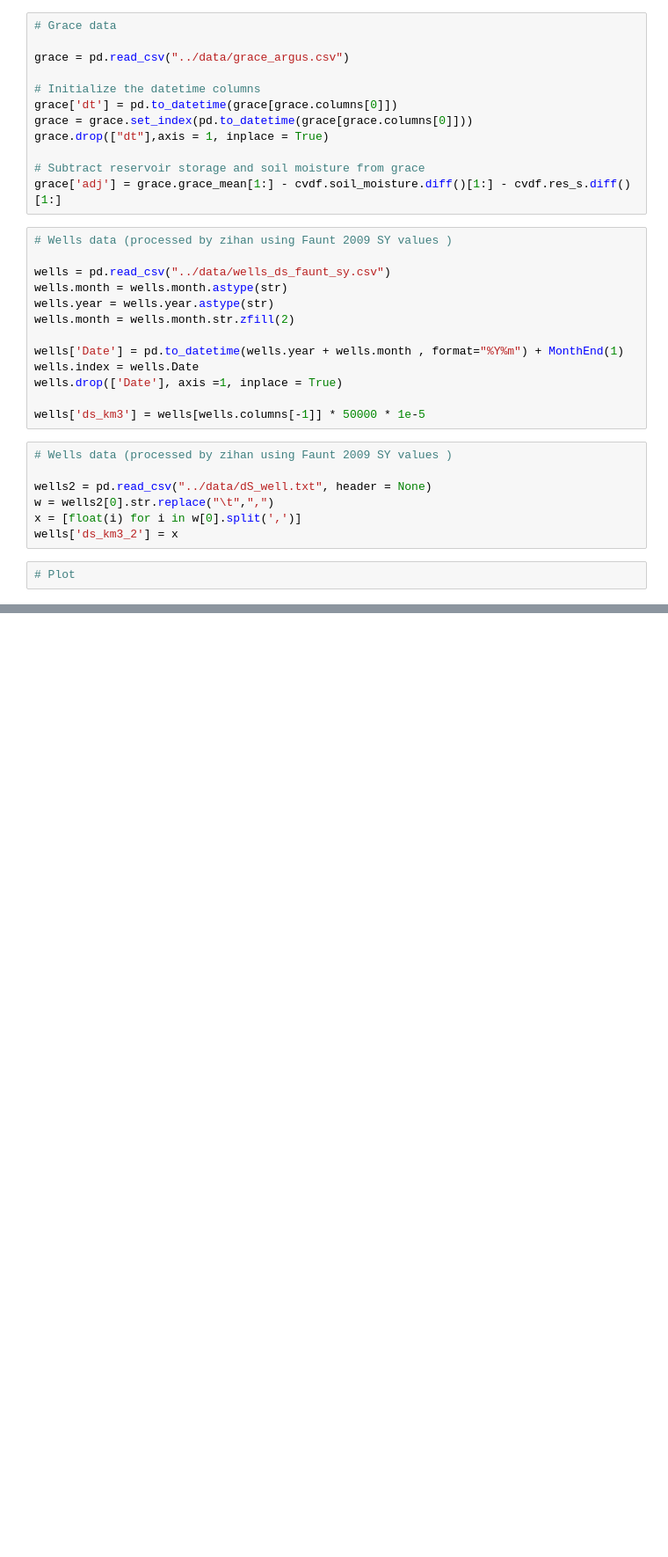
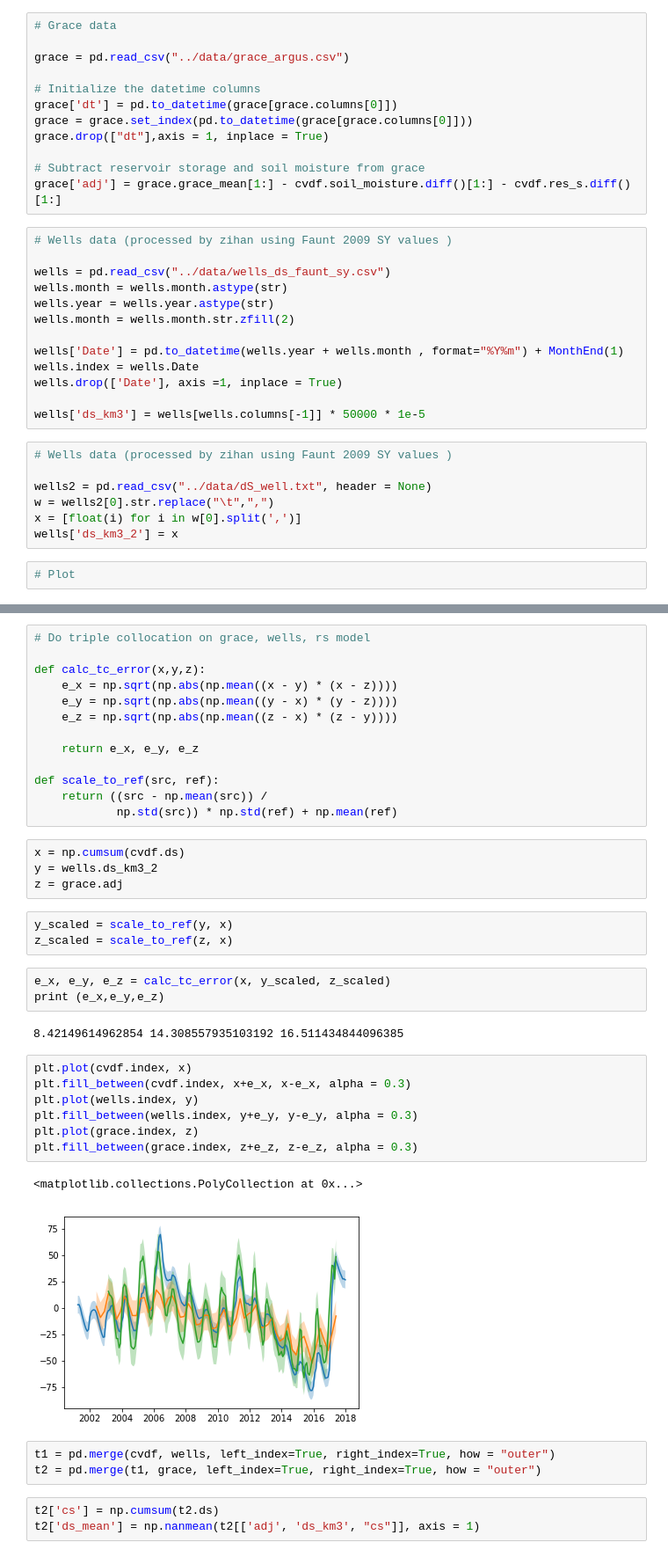
Before and after one commit to kashingtonDC/cvwbm, a Jupyter notebook: code/balance_all_data.ipynb, the cells around one changed output, grey strips where cells are left out. Shown: that part at 88% size. Cells and saved outputs as stored; diff of their text form; blank space fills up the shorter version.

```diff
--- a/code/balance_all_data.ipynb
+++ b/code/balance_all_data.ipynb
@@ -161,0 +212,41 @@ plt.show()
+# %%
+# Do triple collocation on grace, wells, rs model
+
+def calc_tc_error(x,y,z):
+    e_x = np.sqrt(np.abs(np.mean((x - y) * (x - z))))
+    e_y = np.sqrt(np.abs(np.mean((y - x) * (y - z))))
+    e_z = np.sqrt(np.abs(np.mean((z - x) * (z - y))))
+
+    return e_x, e_y, e_z
+
+def scale_to_ref(src, ref):
+    return ((src - np.mean(src)) /
+            np.std(src)) * np.std(ref) + np.mean(ref)
+# %%
+x = np.cumsum(cvdf.ds)
+y = wells.ds_km3_2
+z = grace.adj
+# %%
+y_scaled = scale_to_ref(y, x)
+z_scaled = scale_to_ref(z, x)
+# %%
+e_x, e_y, e_z = calc_tc_error(x, y_scaled, z_scaled)
+print (e_x,e_y,e_z)
+# %% [output]
+8.42149614962854 14.308557935103192 16.511434844096385
+# %%
+plt.plot(cvdf.index, x)
+plt.fill_between(cvdf.index, x+e_x, x-e_x, alpha = 0.3)
+plt.plot(wells.index, y)
+plt.fill_between(wells.index, y+e_y, y-e_y, alpha = 0.3)
+plt.plot(grace.index, z)
+plt.fill_between(grace.index, z+e_z, z-e_z, alpha = 0.3)
+# %% [output]
+<matplotlib.collections.PolyCollection at 0x...>
+[figure, added]
+# %%
+t1 = pd.merge(cvdf, wells, left_index=True, right_index=True, how = "outer")
+t2 = pd.merge(t1, grace, left_index=True, right_index=True, how = "outer")
+# %%
+t2['cs'] = np.cumsum(t2.ds)
+t2['ds_mean'] = np.nanmean(t2[['adj', 'ds_km3', "cs"]], axis = 1)
```
Also changed, not shown: parts of 6 cells of this notebook.
